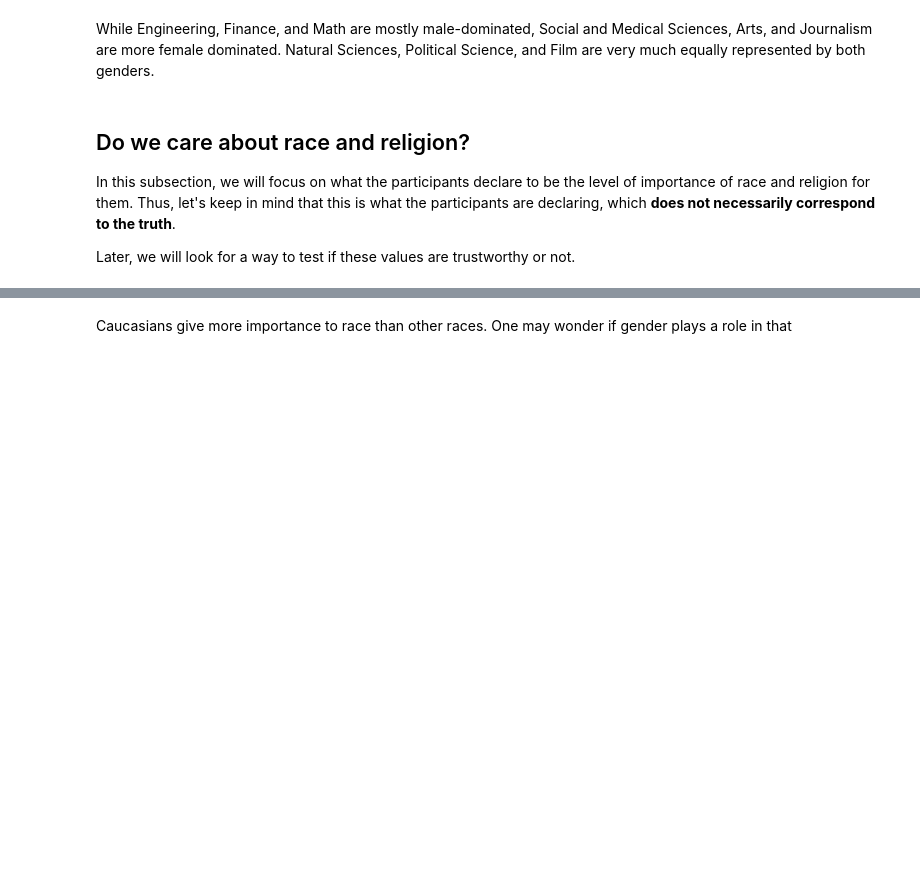
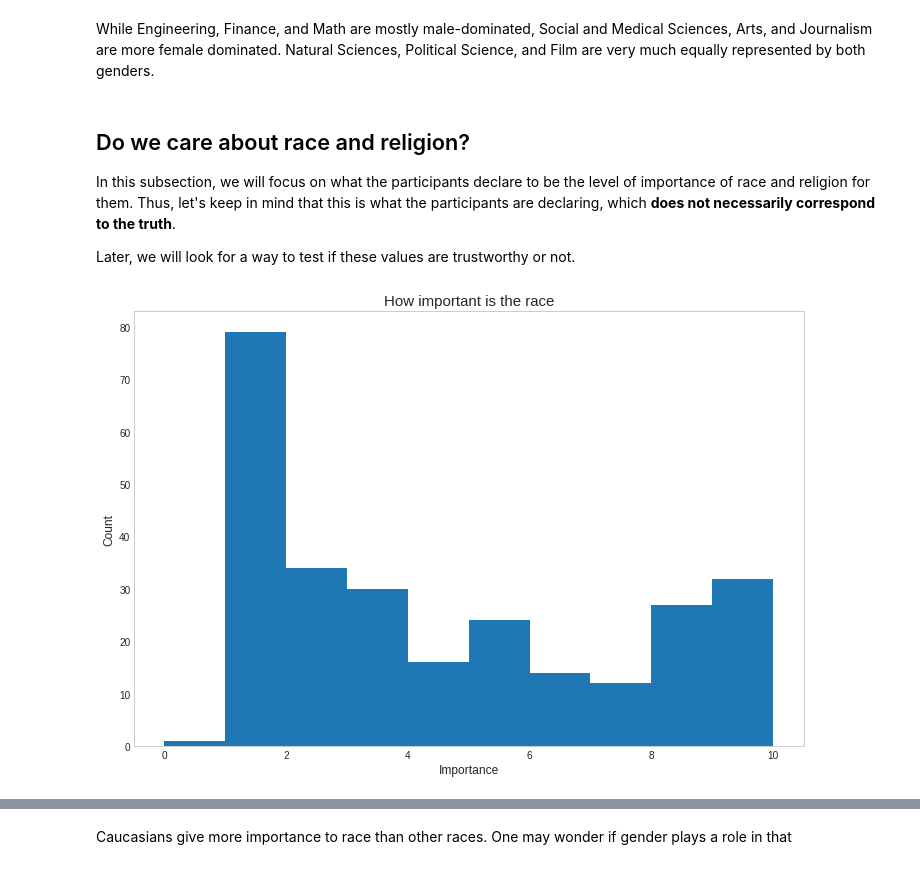
Before and after one commit to villafue/Python_Data_Visualization_Notes, a Jupyter notebook: Data Storytelling/Craft Story Dataset/Reference Notebooks/the-data-science-book-of-love.ipynb, the cells around one changed output, grey strips where cells are left out. Drawn from its saved outputs; the diff is of its cells as text; code cells hidden in the pictures; blank space fills up the shorter version.

```diff
--- a/Data Storytelling/Craft Story Dataset/Reference Notebooks/the-data-science-book-of-love.ipynb
+++ b/Data Storytelling/Craft Story Dataset/Reference Notebooks/the-data-science-book-of-love.ipynb
@@ -235,9 +509,11 @@ In this subsection, we will focus on what the participants declare to be the lev
 
 Later, we will look for a way to test if these values are trustworthy or not.
 # %%
-ax = df.imprace.hist(bins=10, figsize=(12,8))
+ax = df_fem.imprace.hist(bins=10, figsize=(12,8))
 ax.set_title('How important is the race', fontsize=15)
 ax.set_xlabel('Importance',fontsize=12)
 ax.set_ylabel('Count', fontsize=12)
 ax.grid(False)
+# %% [output]
+[figure, added]
 # %%
```
Also changed, not shown: parts of 104 cells of this notebook.
